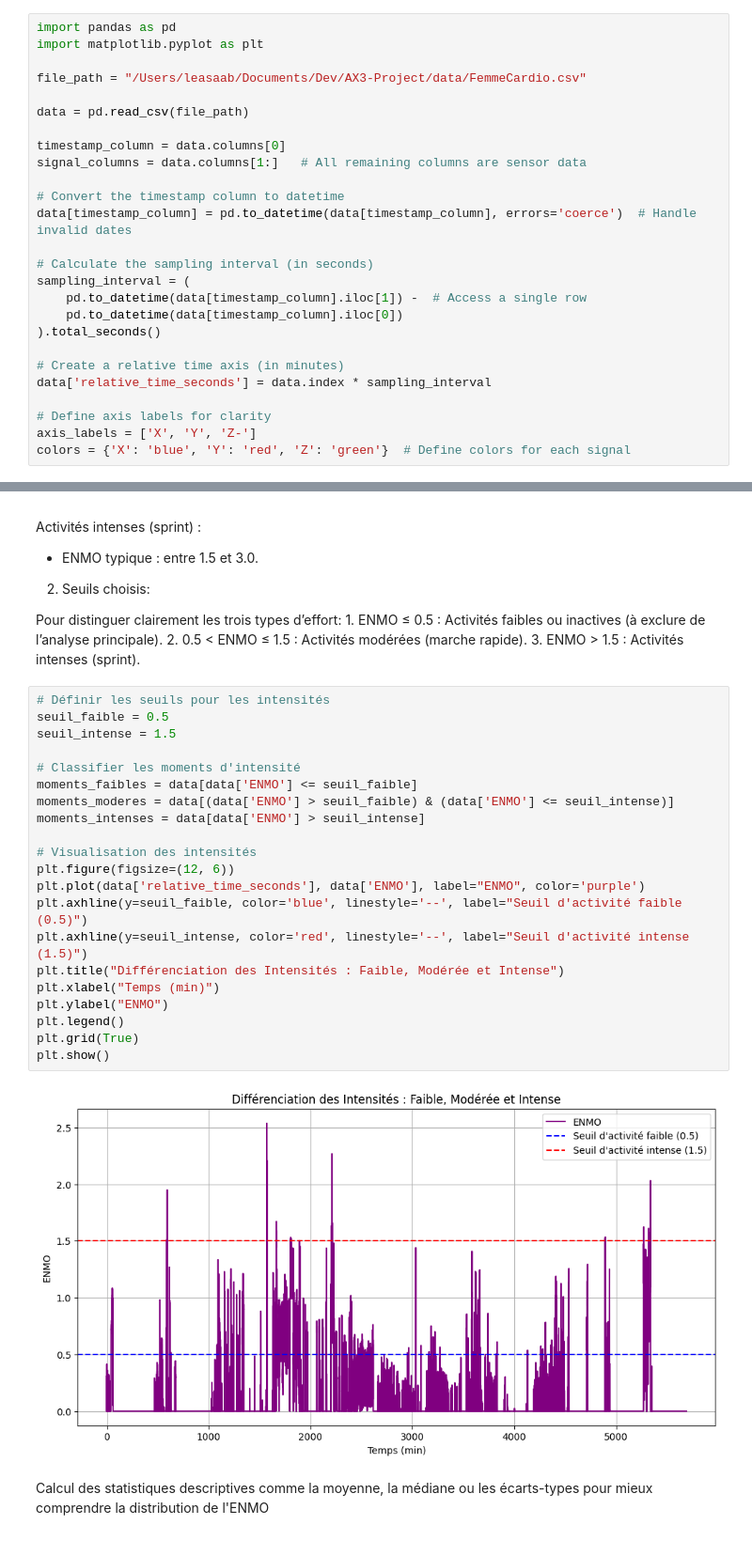
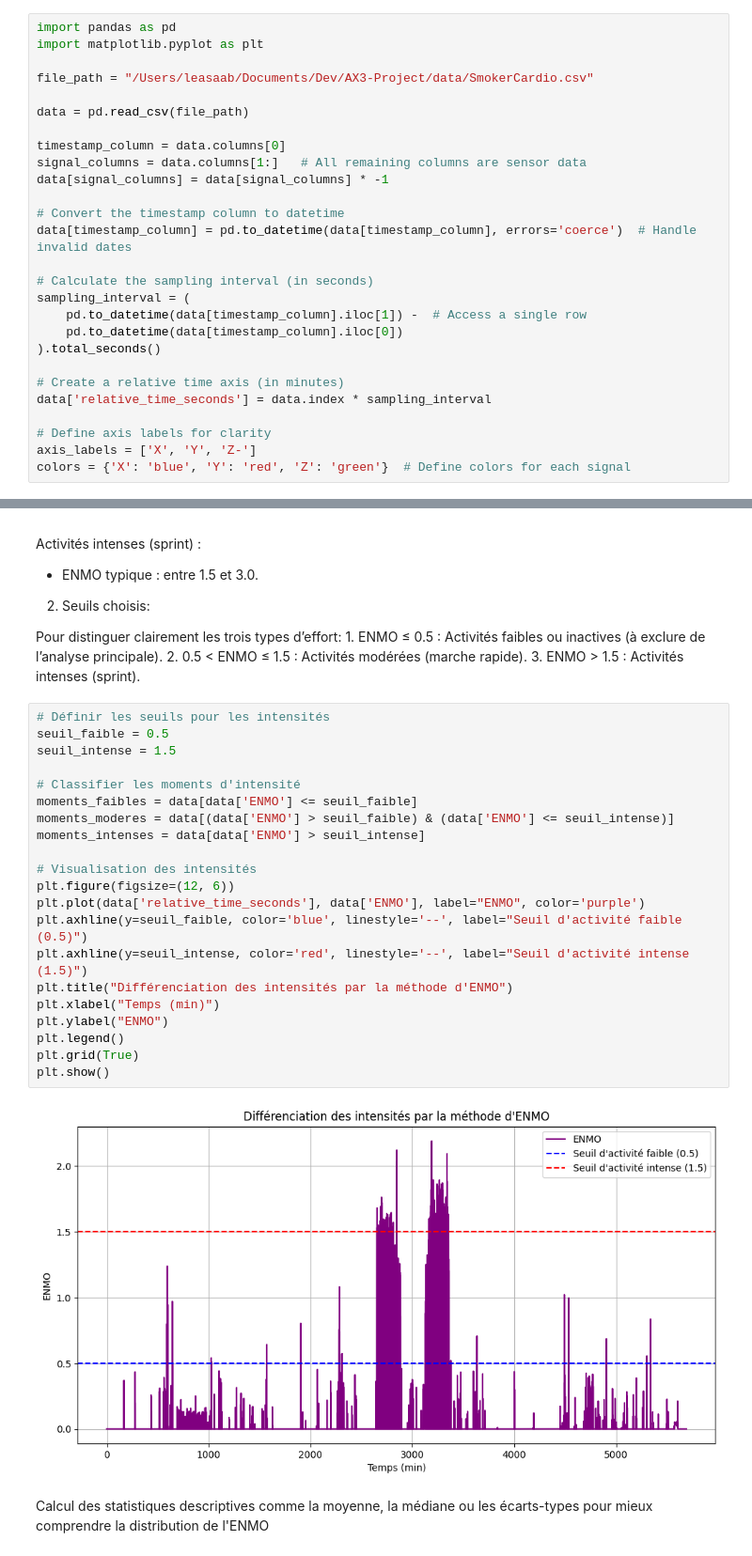
Before and after one commit to leyah-sa/AX3-Project, a Jupyter notebook: notebooks/Smoker/D) ENMO.ipynb, the cells around one changed output, grey strips where cells are left out. Shown at 94% size. Cells and saved outputs as stored; diff of their text form.

Commit message:
update: code for cadence and enmo

```diff
--- a/notebooks/Smoker/D) ENMO.ipynb
+++ b/notebooks/Smoker/D) ENMO.ipynb
@@ -6,12 +6,13 @@ Accelerometer / scaling / ENMO
 import pandas as pd
 import matplotlib.pyplot as plt
 
-file_path = "/Users/leasaab/Documents/Dev/AX3-Project/data/FemmeCardio.csv"
+file_path = "/Users/leasaab/Documents/Dev/AX3-Project/data/SmokerCardio.csv"
 
 data = pd.read_csv(file_path)
 
 timestamp_column = data.columns[0]
 signal_columns = data.columns[1:]   # All remaining columns are sensor data
+data[signal_columns] = data[signal_columns] * -1
 
 # Convert the timestamp column to datetime
 data[timestamp_column] = pd.to_datetime(data[timestamp_column], errors='coerce')  # Handle invalid dates
@@ -121,26 +122,26 @@ Pour distinguer clairement les trois types d’effort:
 # %%
 # Définir les seuils pour les intensités
 seuil_faible = 0.5
 seuil_intense = 1.5
 
 # Classifier les moments d'intensité
 moments_faibles = data[data['ENMO'] <= seuil_faible]
 moments_moderes = data[(data['ENMO'] > seuil_faible) & (data['ENMO'] <= seuil_intense)]
 moments_intenses = data[data['ENMO'] > seuil_intense]
 
 # Visualisation des intensités
 plt.figure(figsize=(12, 6))
 plt.plot(data['relative_time_seconds'], data['ENMO'], label="ENMO", color='purple')
 plt.axhline(y=seuil_faible, color='blue', linestyle='--', label="Seuil d'activité faible (0.5)")
 plt.axhline(y=seuil_intense, color='red', linestyle='--', label="Seuil d'activité intense (1.5)")
-plt.title("Différenciation des Intensités : Faible, Modérée et Intense")
+plt.title("Différenciation des intensités par la méthode d'ENMO")
 plt.xlabel("Temps (min)")
 plt.ylabel("ENMO")
 plt.legend()
 plt.grid(True)
 plt.show()
 # %% [output]
-[figure, old version]
+[figure, new version]
 # %% [markdown]
 Calcul des statistiques descriptives comme la moyenne, la médiane ou les écarts-types pour mieux comprendre la distribution de l'ENMO
 # %%
```
Also changed, not shown: parts of 6 cells of this notebook, 3 other files.
